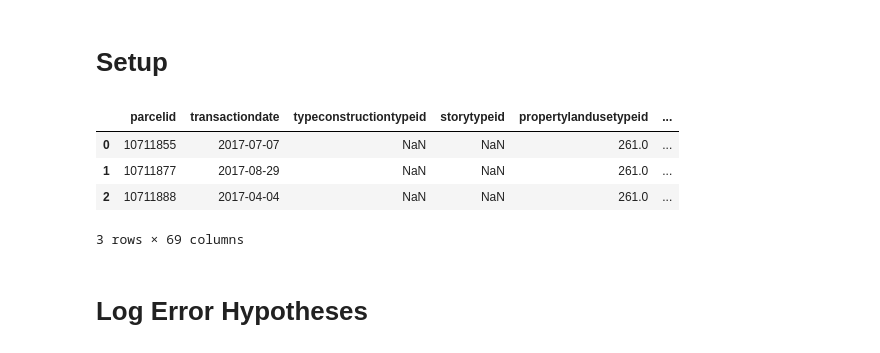
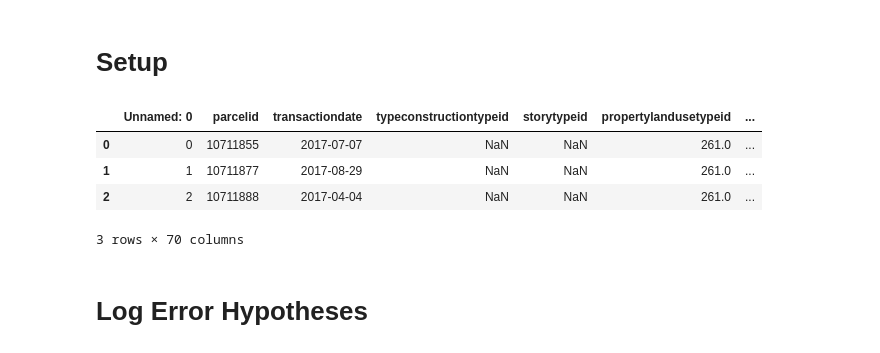
Before and after one commit to JacobPaxton/clustering-exercises, a Jupyter notebook: explore_zillow.ipynb, the cells around one changed output. Saved outputs shown, nothing was run; the diff lists cells and outputs as text; code cells hidden in the pictures.

```diff
--- a/explore_zillow.ipynb
+++ b/explore_zillow.ipynb
@@ -18,14 +21,14 @@ import scipy.stats as stats
 
 import acquire_zillow
 # %%
-df = acquire_zillow.zillow_clustering_acquire()
+df = acquire_zillow.pull_clustering_zillow()
 df.head(3)
 # %% [output]
-|  | parcelid | transactiondate | typeconstructiontypeid | storytypeid | propertylandusetypeid | ... |
-| 0 | 10711855 | 2017-07-07 | NaN | NaN | 261.0 | ... |
-| 1 | 10711877 | 2017-08-29 | NaN | NaN | 261.0 | ... |
-| 2 | 10711888 | 2017-04-04 | NaN | NaN | 261.0 | ... |
+|  | Unnamed: 0 | parcelid | transactiondate | typeconstructiontypeid | storytypeid | propertylandusetypeid | ... |
+| 0 | 0 | 10711855 | 2017-07-07 | NaN | NaN | 261.0 | ... |
+| 1 | 1 | 10711877 | 2017-08-29 | NaN | NaN | 261.0 | ... |
+| 2 | 2 | 10711888 | 2017-04-04 | NaN | NaN | 261.0 | ... |
-3 rows × 69 columns
+3 rows × 70 columns
 # %% [markdown]
 # Log Error Hypotheses
 # %% [markdown]
```
Also changed, not shown: parts of 27 cells of this notebook.
